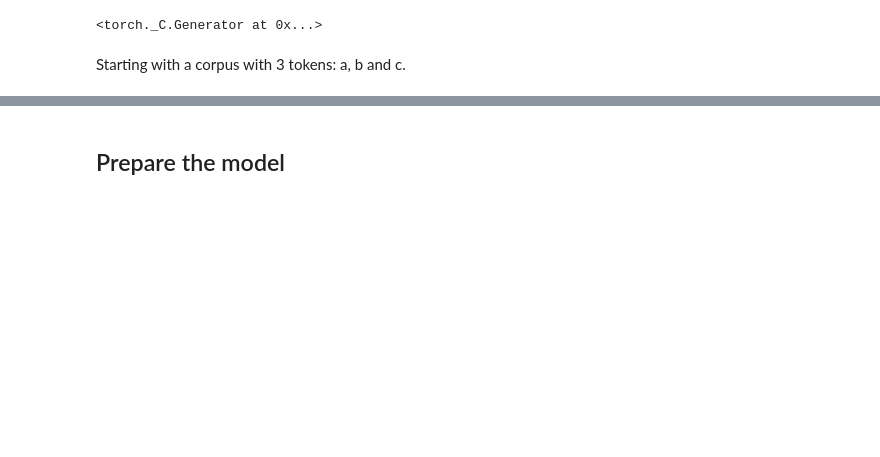
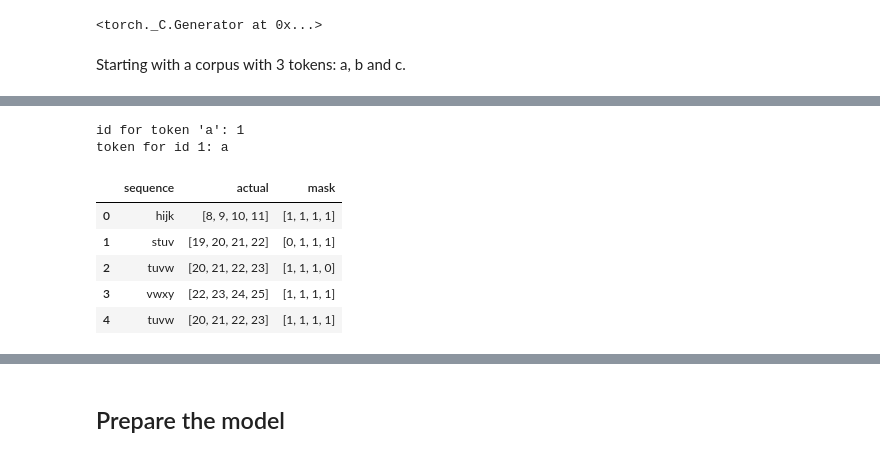
Before and after one commit to johnx25bd/mlx5.4-transformers, a Jupyter notebook: train.ipynb, the cells around one changed output, grey strips where cells are left out. Drawn from its saved outputs; the diff is of its cells as text; code cells hidden in the pictures; blank space fills up the shorter version.

```diff
--- a/train.ipynb
+++ b/train.ipynb
@@ -10,4 +13,13 @@ torch.manual_seed(42)
 <torch._C.Generator at 0x...>
 # %% [markdown]
 Starting with a corpus with 3 tokens: a, b and c.
+# %%
+"""Accepts a string or list of tokens.
+    Returns id2token and token2id dictionaries.
+"""
+def vocab_dicts(vocab):
+    vocab = sorted(set(vocab))
+    id2token = ["<UNK>", *vocab]
+    token2id = {token: i for i, token in enumerate(id2token)}
+    return id2token, token2id
 # %%
@@ -37,0 +37,10 @@ print(data_tokens)
+# %%
+# More data
+def letter_sequences(num_examples, alphabet):
+    examples = []
+    for _ in range(num_examples):
+        length = 4 # random.randint(3, MAX_SEQ_LEN)
+        start = random.randint(0, len(alphabet) - length)
+        example = alphabet[start:start+length]
+        examples.append(example)
+    return pd.Series(examples)
@@ -37,0 +61,17 @@ print(data_tokens)
+# %%
+print("id for token 'a':", token2id['a'])
+print("token for id 1:", id2token[1])
+# %% [output]
+id for token 'a': 1
+token for id 1: a
+# %%
+data["actual"] = data["sequence"].apply(lambda x: [token2id[token] for token in x])
+data['mask'] = data['actual'].apply(lambda x: [1 if random.random() > 0.15 else 0 for _ in x])
+data.head()
+# %% [output]
+|  | sequence | actual | mask |
+| 0 | hijk | [8, 9, 10, 11] | [1, 1, 1, 1] |
+| 1 | stuv | [19, 20, 21, 22] | [0, 1, 1, 1] |
+| 2 | tuvw | [20, 21, 22, 23] | [1, 1, 1, 0] |
+| 3 | vwxy | [22, 23, 24, 25] | [1, 1, 1, 1] |
+| 4 | tuvw | [20, 21, 22, 23] | [1, 1, 1, 1] |
```
Also changed, not shown: parts of 29 cells of this notebook.
